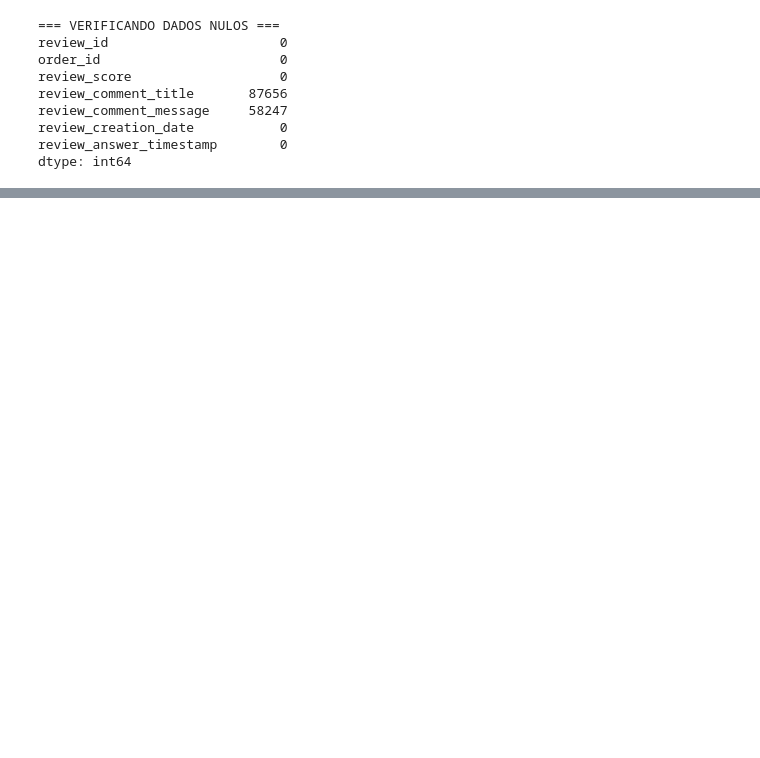
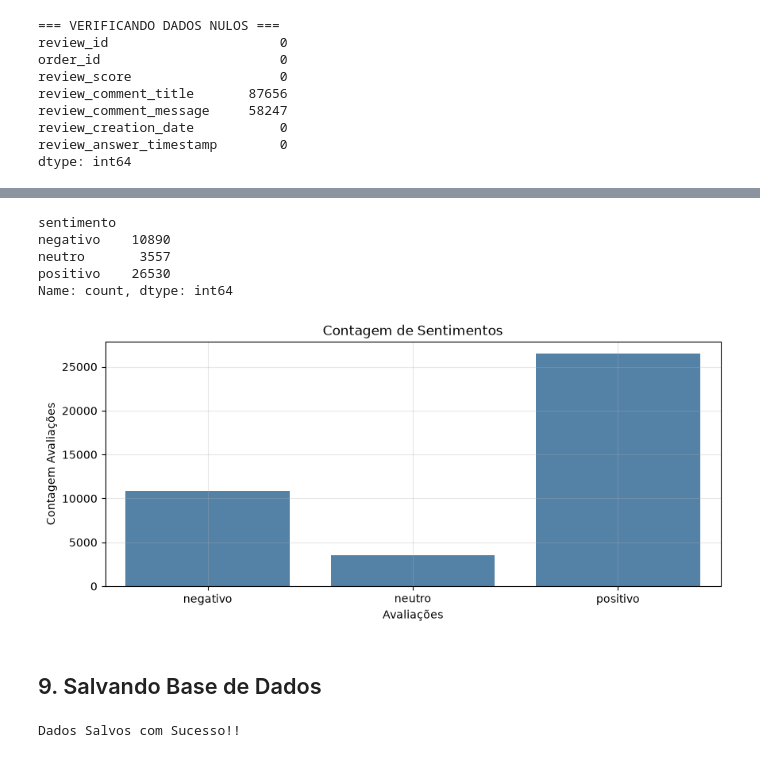
Before and after one commit to RenanTrevelim/olist-voice-of-customer-rag, a Jupyter notebook: notebook/01_preparacao_dados.ipynb, the cells around one changed output, grey strips where cells are left out. Saved outputs shown, nothing was run; the diff lists cells and outputs as text; code cells hidden in the pictures; blank space fills up the shorter version.

```diff
--- a/notebook/01_preparacao_dados.ipynb
+++ b/notebook/01_preparacao_dados.ipynb
@@ -147,0 +266,37 @@ Dados Salvos Corretamente!!
+# %%
+sentimento = {
+    1: "negativo",
+    2: "negativo",
+    3: "neutro",
+    4: "positivo",
+    5: "positivo"
+}
+
+df["sentimento"] = df["nota"].map(sentimento)
+# %%
+df["sentimento"].value_counts().sort_index()
+# %% [output]
+sentimento
+negativo    10890
+neutro       3557
+positivo    26530
+Name: count, dtype: int64
+# %%
+plt.figure(figsize=(10,4))
+
+sns.countplot(data=df, x="sentimento", order=["negativo", "neutro", "positivo"], color="steelblue")
+plt.title("Contagem de Sentimentos")
+plt.xlabel("Avaliações")
+plt.ylabel("Contagem Avaliações")
+plt.grid(alpha=0.3)
+plt.show()
+# %% [output]
+[figure, added]
+# %% [markdown]
+## 9. Salvando Base de Dados
+# %%
+df.to_csv("../dados/processed/dados_rag.csv")
+
+print("Dados Salvos com Sucesso!!")
+# %% [output]
+Dados Salvos com Sucesso!!
```
Also changed, not shown: parts of 40 cells of this notebook, 4 other files.
